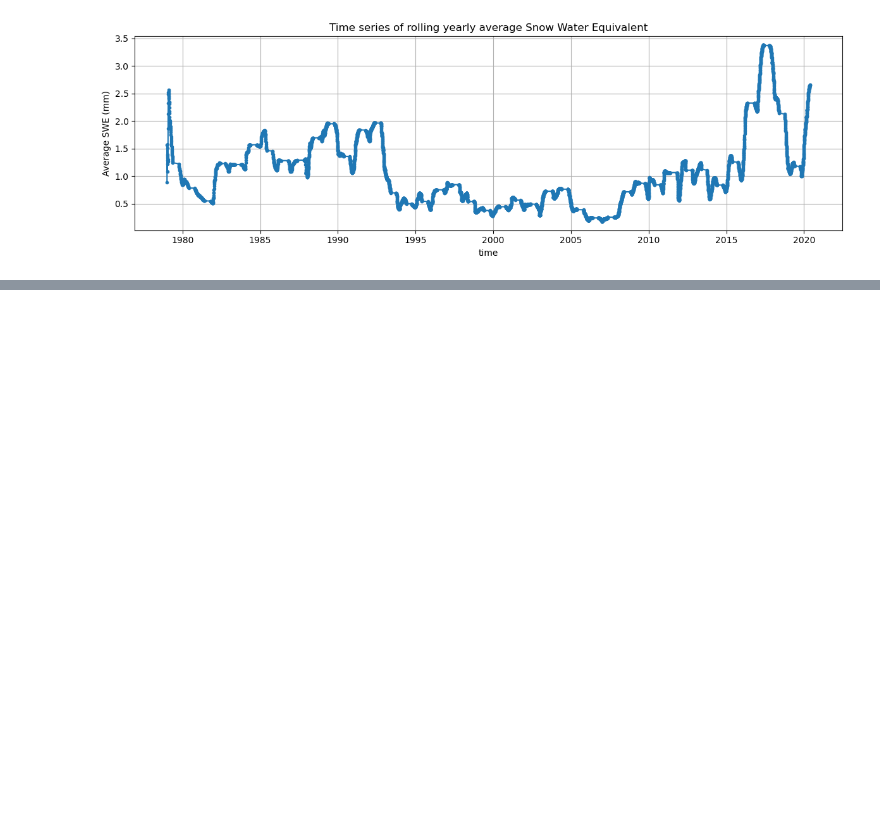
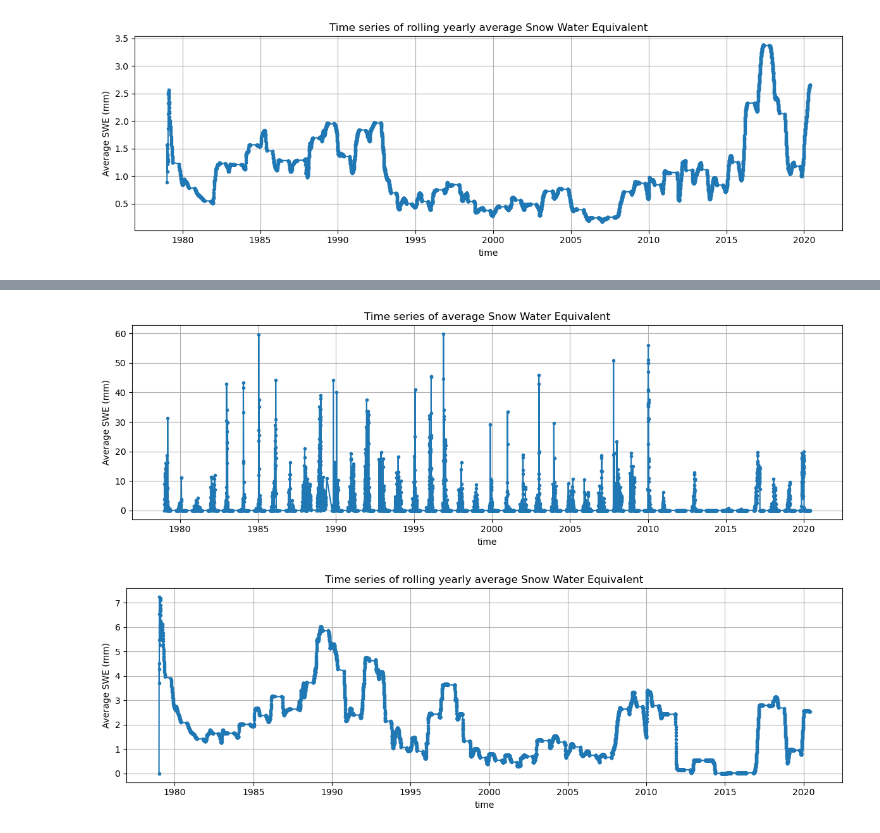
Before and after one commit to mikemoraned/geo, a Jupyter notebook: spikes/satellite/esa-python-conda/snow.ipynb, the cells around one changed output, grey strips where cells are left out. Drawn from its saved outputs; the diff is of its cells as text; code cells hidden in the pictures; blank space fills up the shorter version.

```diff
--- a/spikes/satellite/esa-python-conda/snow.ipynb
+++ b/spikes/satellite/esa-python-conda/snow.ipynb
@@ -490,0 +613,5 @@ plt.show()
+# %%
+plot_snow_over_time(swe_edin_da)
+# %% [output]
+[figure, added]
+[figure, added]
```
Also changed, not shown: parts of 10 cells of this notebook.
